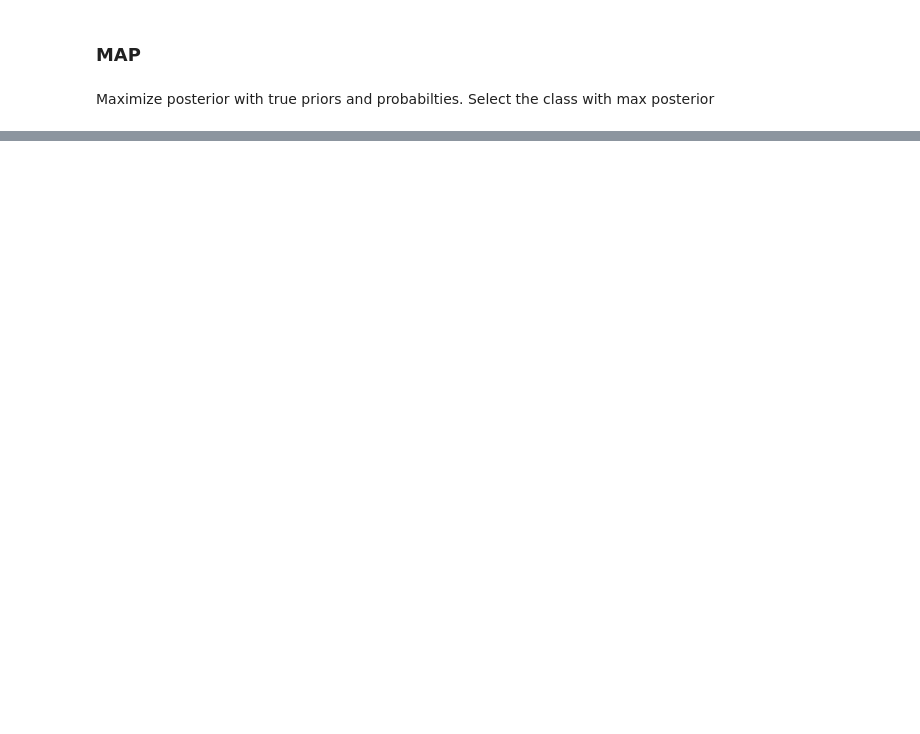
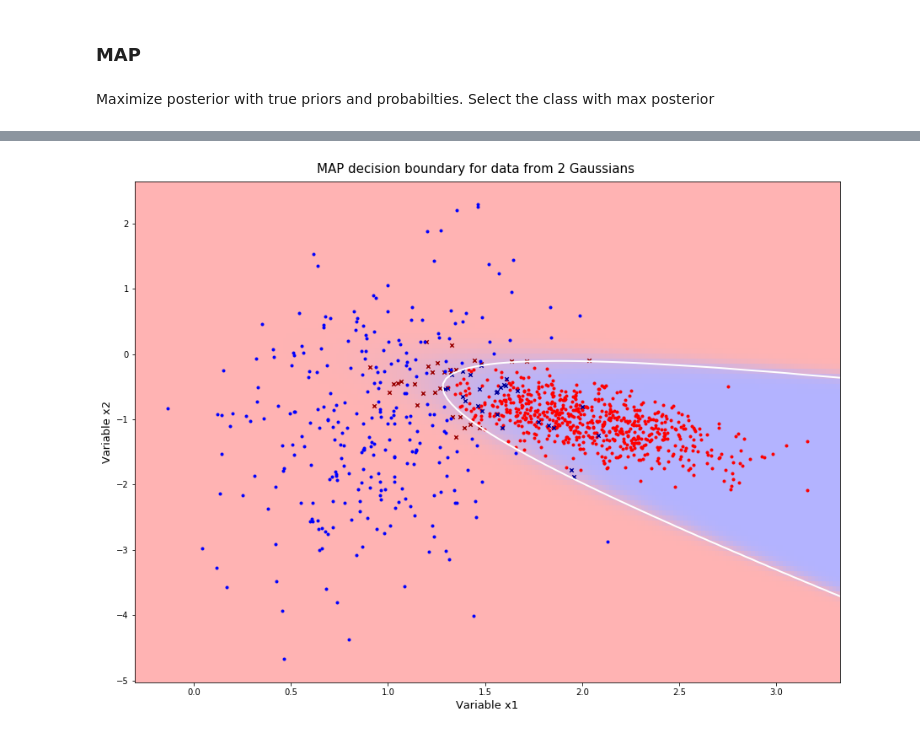
Before and after one commit to rohinarora/EECE5644-Machine_Learning, a Jupyter notebook: Hw3/HW3 Solution.ipynb, the cells around one changed output, grey strips where cells are left out. Saved outputs shown, nothing was run; the diff lists cells and outputs as text; code cells hidden in the pictures; blank space fills up the shorter version.

```diff
--- a/Hw3/HW3 Solution.ipynb
+++ b/Hw3/HW3 Solution.ipynb
@@ -546,8 +612,8 @@ Class labels of the GMM : (999,)
 gaussian1 = multivariate_normal(mean=u1, cov=sig1)
 gaussian2 = multivariate_normal(mean=u2, cov=sig2)
 
-class1_posterior=(gaussian1.pdf(X)*prior[0])
-class2_posterior=(gaussian2.pdf(X)*prior[1])
+class1_posterior=(gaussian1.pdf(X)*prior[0])/((gaussian1.pdf(X)*prior[0])+(gaussian2.pdf(X)*prior[0]))
+class2_posterior=(gaussian2.pdf(X)*prior[0])/((gaussian1.pdf(X)*prior[0])+(gaussian2.pdf(X)*prior[0]))
 
 class1_class2_posterior_stacked=np.vstack([class1_posterior,class2_posterior]).T
 
@@ -612,0 +625,4 @@ X.shape
+# %%
+plot_map(X,y,y_pred)
+# %% [output]
+[figure, added]
```
Also changed, not shown: parts of 29 cells of this notebook.
